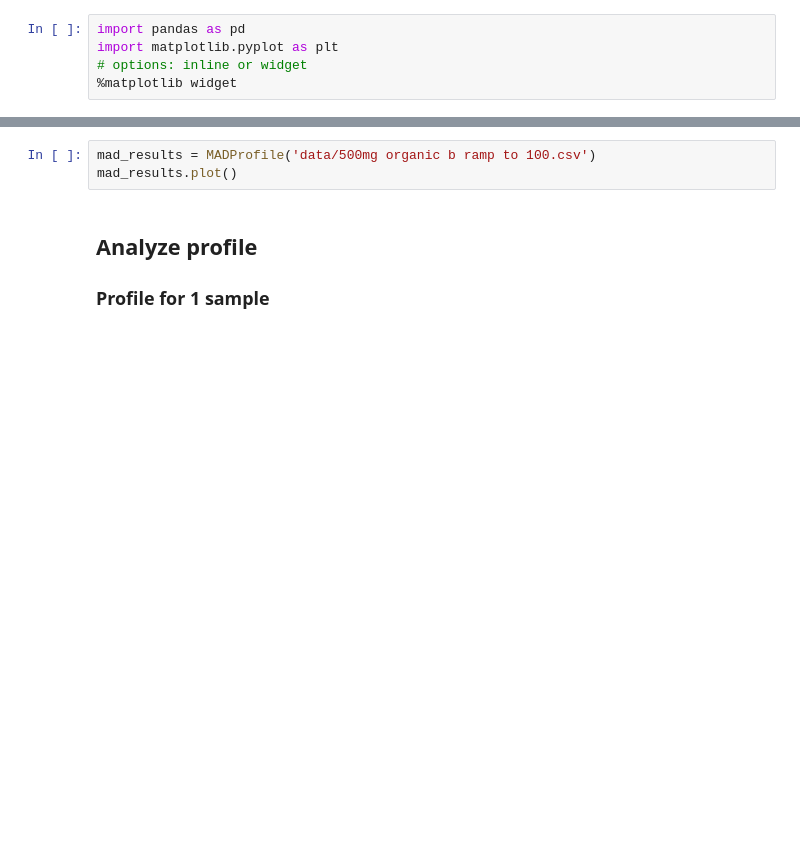
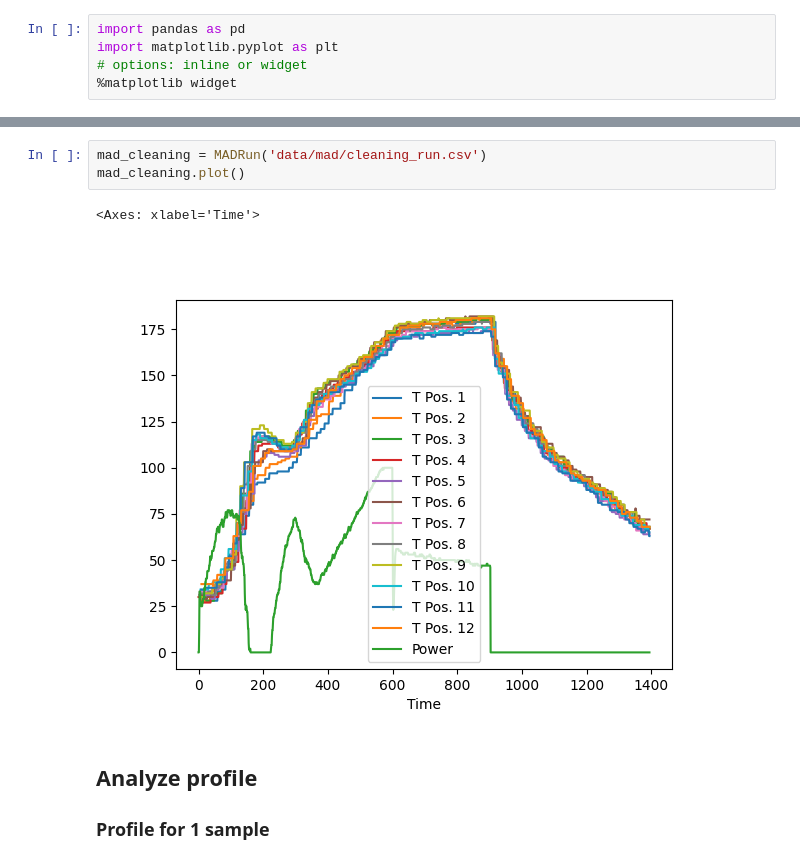
Before and after one commit to AgentschapPlantentuinMeise/MeiseCSI, a Jupyter notebook: notebooks/MAD_run.ipynb, the cells around one changed output, grey strips where cells are left out. Saved outputs shown, nothing was run; the diff lists cells and outputs as text; blank space fills up the shorter version.

```diff
--- a/notebooks/MAD_run.ipynb
+++ b/notebooks/MAD_run.ipynb
@@ -153,6 +220,9 @@ mad_results.data[["Time","T Pos. 1","T Pos. 4","T Pos. 7","T Pos. 10","Power"]].
 # %%
-mad_results = MADProfile('data/500mg organic b ramp to 100.csv')
-mad_results.plot()
+mad_cleaning = MADRun('data/mad/cleaning_run.csv')
+mad_cleaning.plot()
+# %% [output]
+<Axes: xlabel='Time'>
+[figure, added]
 # %% [markdown]
 ## Analyze profile
 ### Profile for 1 sample
```
Also changed, not shown: parts of 8 cells of this notebook, 4 other files.
